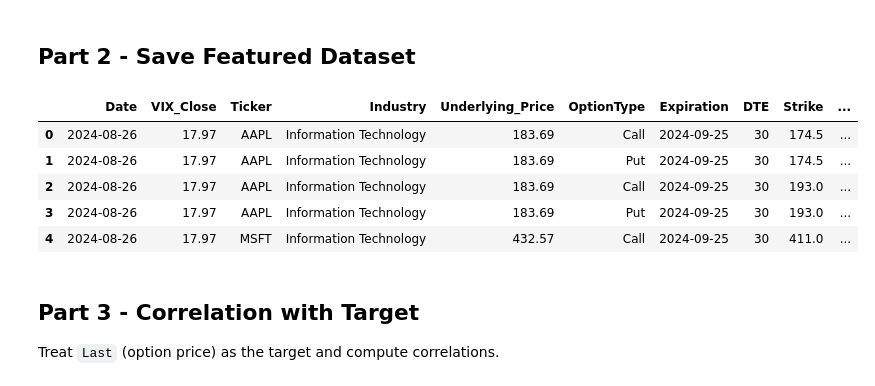
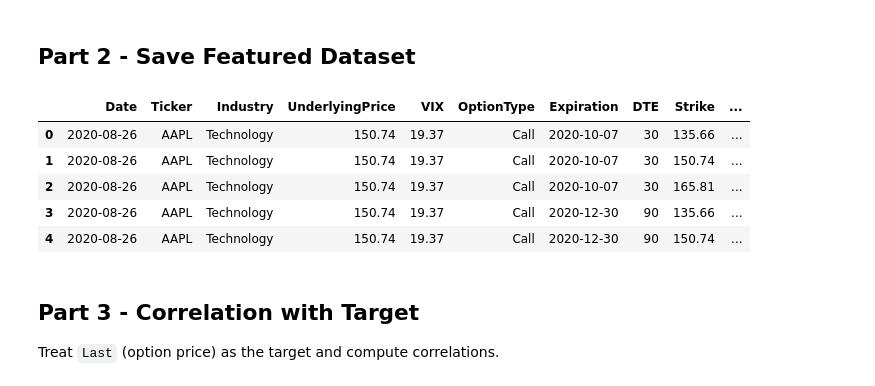
Before and after one commit to WillYuweiWu/bootcamp_will_wu, a Jupyter notebook: homework/stage09/stage09_feature-engineering.ipynb, the cells around one changed output. Drawn from its saved outputs; the diff is of its cells as text; code cells hidden in the pictures.

```diff
--- a/homework/stage09/stage09_feature-engineering.ipynb
+++ b/homework/stage09/stage09_feature-engineering.ipynb
@@ -8,6 +6,6 @@ import numpy as np
 import sys
 
 # Load the dataset
-df = pd.read_csv('data/VIX_options_raw.csv')
+df = pd.read_csv('data/VIX_AAPL_raw.csv')
 df.head()
 # %% [output]
@@ -21,7 +19,7 @@ df.head()
 ## Part 1 - Implement Engineered Features
 # %%
 # Feature 1: Log-moneyness
-df['log_moneyness'] = np.log(df['Underlying_Price'] / df['Strike'])
+df['log_moneyness'] = np.log(df['UnderlyingPrice'] / df['Strike'])
 # %% [markdown]
 ### Rationale for Feature 1
 
@@ -43,8 +41,8 @@ The bid–ask spread is the gap between buyers’ willingness to pay and sellers
 # %%
 # Feature 4: In-The-Money
 df['ITM'] = (
-    ((df['OptionType'].str.lower() == 'call') & (df['Underlying_Price'] > df['Strike'])) |
-    ((df['OptionType'].str.lower() == 'put') & (df['Underlying_Price'] < df['Strike']))
+    ((df['OptionType'].str.lower() == 'call') & (df['UnderlyingPrice'] > df['Strike'])) |
+    ((df['OptionType'].str.lower() == 'put') & (df['UnderlyingPrice'] < df['Strike']))
 ).astype(int)
 # %% [markdown]
 ### Rationale for Feature 4
@@ -53,18 +51,18 @@ ITM is a dummy variable that returns 1 if the option has positive intrinsic valu
 # %% [markdown]
 ## Part 2 - Save Featured Dataset
 # %%
-out_path = "data/VIX_options_features.csv"
+out_path = "data/VIX_AAPL_features.csv"
 df.to_csv(out_path, index = False)
 
 df_features = pd.read_csv(out_path)
 df_features.head()
 # %% [output]
-|  | Date | VIX_Close | Ticker | Industry | Underlying_Price | OptionType | Expiration | DTE | Strike | ... |
-| 0 | 2024-08-26 | 17.97 | AAPL | Information Technology | 183.69 | Call | 2024-09-25 | 30 | 174.5 | ... |
-| 1 | 2024-08-26 | 17.97 | AAPL | Information Technology | 183.69 | Put | 2024-09-25 | 30 | 174.5 | ... |
-| 2 | 2024-08-26 | 17.97 | AAPL | Information Technology | 183.69 | Call | 2024-09-25 | 30 | 193.0 | ... |
-| 3 | 2024-08-26 | 17.97 | AAPL | Information Technology | 183.69 | Put | 2024-09-25 | 30 | 193.0 | ... |
-| 4 | 2024-08-26 | 17.97 | MSFT | Information Technology | 432.57 | Call | 2024-09-25 | 30 | 411.0 | ... |
+|  | Date | Ticker | Industry | UnderlyingPrice | VIX | OptionType | Expiration | DTE | Strike | ... |
+| 0 | 2020-08-26 | AAPL | Technology | 150.74 | 19.37 | Call | 2020-10-07 | 30 | 135.66 | ... |
+| 1 | 2020-08-26 | AAPL | Technology | 150.74 | 19.37 | Call | 2020-10-07 | 30 | 150.74 | ... |
+| 2 | 2020-08-26 | AAPL | Technology | 150.74 | 19.37 | Call | 2020-10-07 | 30 | 165.81 | ... |
+| 3 | 2020-08-26 | AAPL | Technology | 150.74 | 19.37 | Call | 2020-12-30 | 90 | 135.66 | ... |
+| 4 | 2020-08-26 | AAPL | Technology | 150.74 | 19.37 | Call | 2020-12-30 | 90 | 150.74 | ... |
 # %% [markdown]
 ## Part 3 - Correlation with Target
 
```
Also changed, not shown: parts of 4 cells of this notebook, 5 other files.
